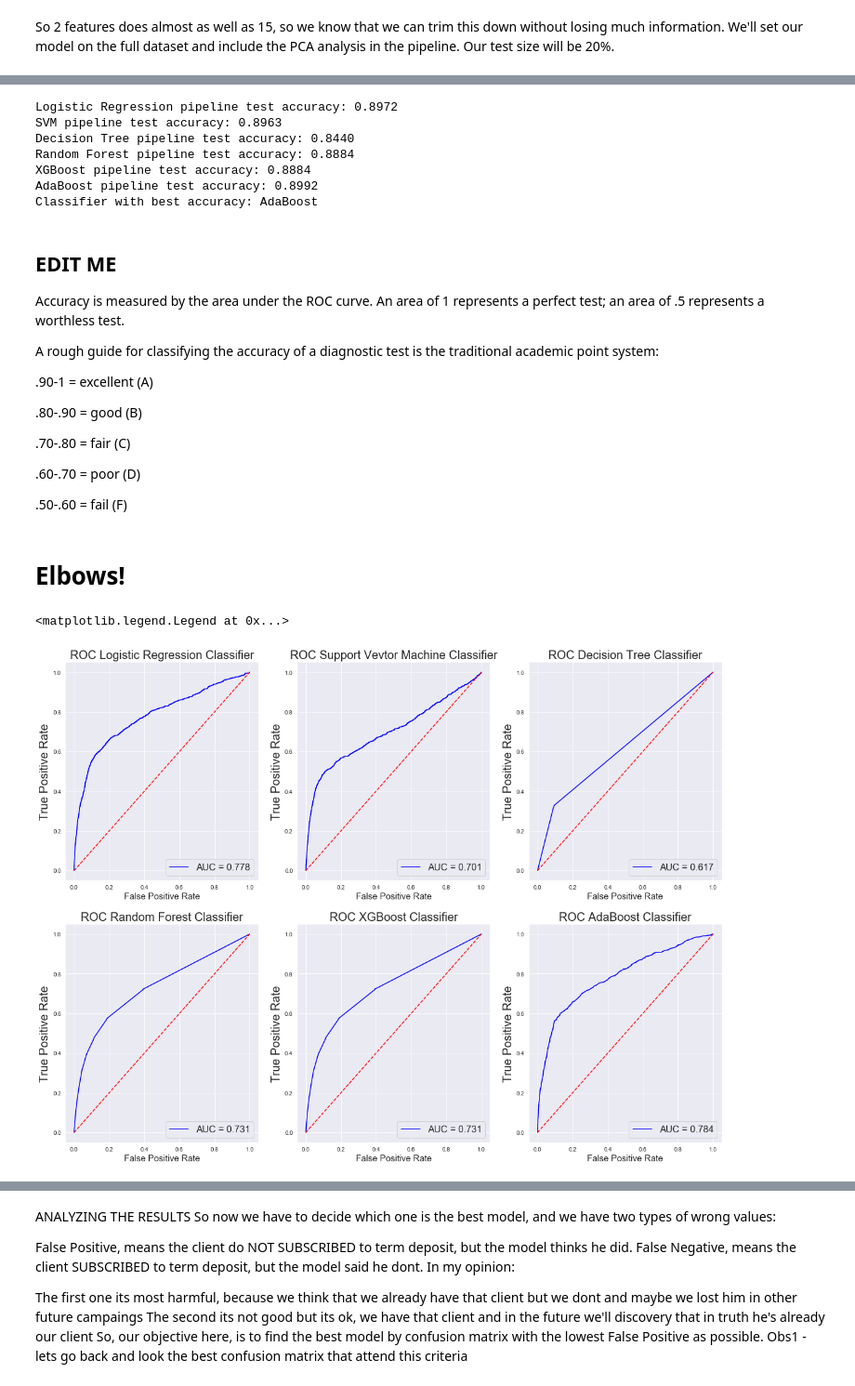
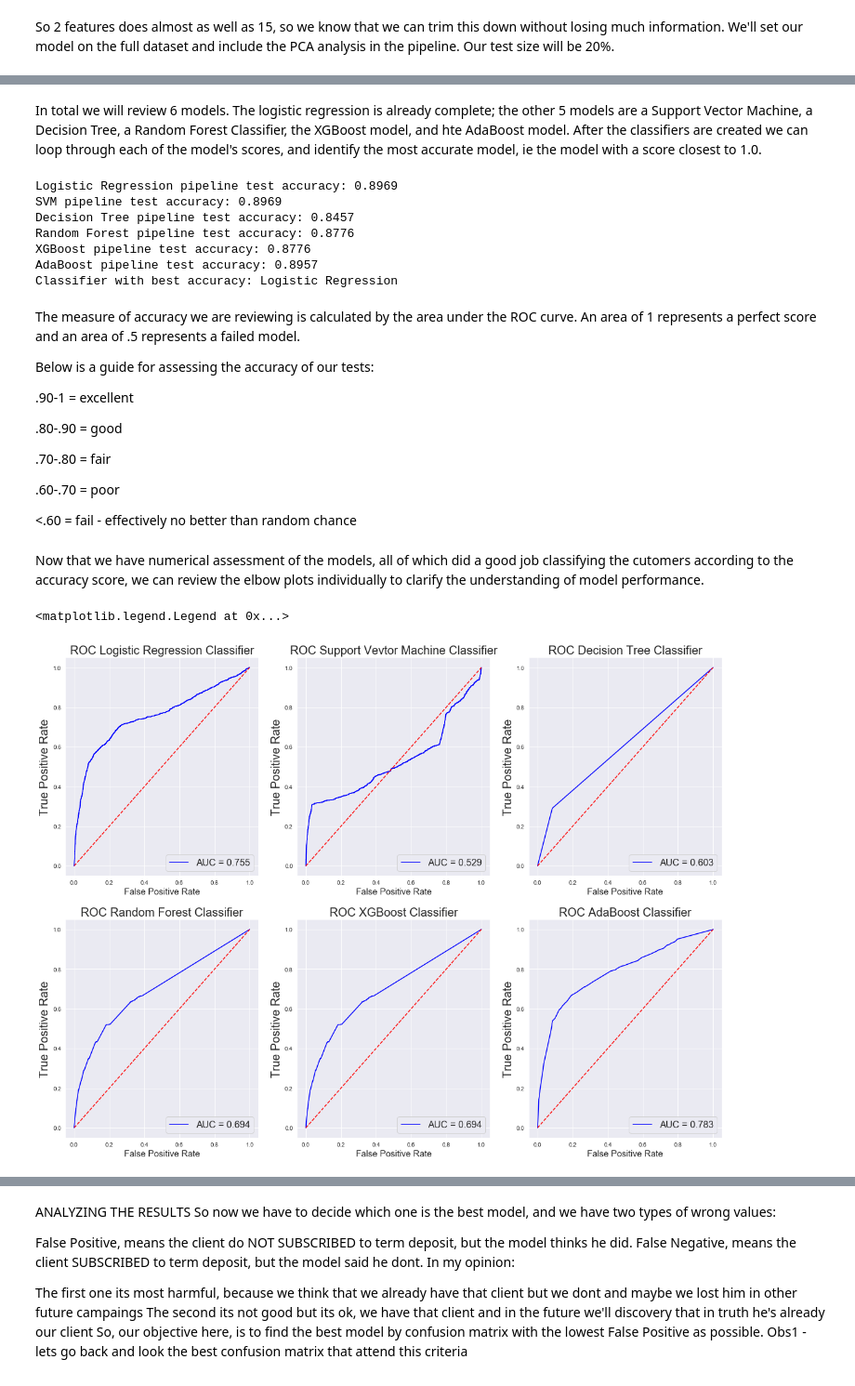
Before and after one commit to MissAle17/dsc-3-final-project-online-ds-sp-000, a Jupyter notebook: student.ipynb, the cells around one changed output, grey strips where cells are left out. Shown at 93% size. Cells and saved outputs as stored; diff of their text form; code cells hidden in the pictures.

```diff
--- a/student.ipynb
+++ b/student.ipynb
@@ -339,30 +337,32 @@ print(pipe_lr.score(X_test, y_test))
+# %% [markdown]
+In total we will review 6 models.  The logistic regression is already complete; the other 5 models are a Support Vector Machine, a Decision Tree, a Random Forest Classifier, the XGBoost model, and hte AdaBoost model.  After the classifiers are created we can loop through each of the model's scores, and identify the most accurate model, ie the model with a score closest to 1.0.
 # %%
 #creating all of our pipelines and standardizing  the data with standard scaler
 pipe_svm = Pipeline([('pca', PCA(n_components=2)),
-    ('scaler', StandardScaler()),
+                     ('scaler', StandardScaler()),
                      ('clf',svm.SVC(probability = True,random_state=42))
                       ])
 
-pipe_tree = Pipeline([('pca', PCA(n_components=2))
-    ('scaler', StandardScaler()),
-                     ('clf',tree.DecisionTreeClassifier(random_state=42))
-                      ])
+pipe_tree = Pipeline([('pca', PCA(n_components=2)),
+                      ('scaler', StandardScaler()),
+                      ('clf',tree.DecisionTreeClassifier(random_state=42))
+                       ])
 
 
 pipe_rf = Pipeline([('pca', PCA(n_components=2)),
-    ('scaler', StandardScaler()),
-                     ('clf',RandomForestClassifier(random_state=42))
-                      ])
+                    ('scaler', StandardScaler()),
+                    ('clf',RandomForestClassifier(random_state=42))
+                     ])
 
 pipe_xgb= Pipeline([('pca', PCA(n_components=2)),
-    ('scaler', StandardScaler()),
-                     ('clf',RandomForestClassifier(random_state=42))
+                    ('scaler', StandardScaler()),
+                    ('clf',RandomForestClassifier(random_state=42))
+                    ])
+
+pipe_adb = Pipeline([('pca', PCA(n_components=2)),
+                     ('scaler', StandardScaler()),
+                     ('clf', AdaBoostClassifier(random_state = 42))
                       ])
-
-pipe_adb = Pipeline([('pca', PCA(n_components=2))
-    ('scaler', StandardScaler()),
-                     ('clf', AdaBoostClassifier(random_state = 42))
-                    ])
 
 # List of pipelines for ease of iteration
 pipelines = [pipe_lr, pipe_svm, pipe_tree, pipe_rf, pipe_xgb, pipe_adb]
@@ -389,30 +389,29 @@ for idx, val in enumerate(pipelines):
         best_clf = idx
 print('Classifier with best accuracy: %s' % pipe_dict[best_clf])
 # %% [output]
-Logistic Regression pipeline test accuracy: 0.8972
-SVM pipeline test accuracy: 0.8963
-Decision Tree pipeline test accuracy: 0.8440
-Random Forest pipeline test accuracy: 0.8884
-XGBoost pipeline test accuracy: 0.8884
-AdaBoost pipeline test accuracy: 0.8992
-Classifier with best accuracy: AdaBoost
+Logistic Regression pipeline test accuracy: 0.8969
+SVM pipeline test accuracy: 0.8969
+Decision Tree pipeline test accuracy: 0.8457
+Random Forest pipeline test accuracy: 0.8776
+XGBoost pipeline test accuracy: 0.8776
+AdaBoost pipeline test accuracy: 0.8957
+Classifier with best accuracy: Logistic Regression
 # %% [markdown]
-## EDIT ME
-Accuracy is measured by the area under the ROC curve. An area of 1 represents a perfect test; an area of .5 represents a worthless test.
+The measure of accuracy we are reviewing is calculated by the area under the ROC curve. An area of 1 represents a perfect score and an area of .5 represents a failed model.
 
-A rough guide for classifying the accuracy of a diagnostic test is the traditional academic point system:
+Below is a guide for assessing the accuracy of our tests:
 
-.90-1 = excellent (A)
+.90-1 = excellent
 
-.80-.90 = good (B)
+.80-.90 = good
 
-.70-.80 = fair (C)
+.70-.80 = fair
 
-.60-.70 = poor (D)
+.60-.70 = poor
 
-.50-.60 = fail (F)
+<.60 = fail - effectively no better than random chance
-# %% [markdown]
-# Elbows!
+# %% [markdown]
+Now that we have numerical assessment of the models, all of which did a good job classifying the cutomers according to the accuracy score, we can review the elbow plots individually to clarify the understanding of model performance.
 # %%
 #setting our figures for subplots
 fig, ax_arr = plt.subplots(nrows = 2, ncols = 3, figsize = (20,15))
@@ -435,7 +434,7 @@ ax_arr[0,0].legend(loc = 'lower right', prop={'size': 16})
 probs = pipe_svm.predict_proba(X_test)
 preds = probs[:,1]
 fprsvm, tprsvm, thresholdsvm = roc_curve(y_test, preds)
-roc_aucsvm = auc(fprdsvm, tprsvm)
+roc_aucsvm = auc(fprsvm, tprsvm)
 
 ax_arr[0,1].plot(fprsvm, tprsvm, 'b', label = 'AUC = %0.3f' % roc_aucsvm)
 ax_arr[0,1].plot([0, 1], [0, 1],'r--')
@@ -472,31 +471,31 @@ ax_arr[1,0].set_xlabel('False Positive Rate',fontsize=15)
 ax_arr[1,0].legend(loc = 'lower right', prop={'size': 16})
 
 
 #XGBoost Classifier
 probs = pipe_xgb.predict_proba(X_test)
 preds = probs[:,1]
 fprxgb, tprxgb, thresholdxgb = roc_curve(y_test, preds)
 roc_aucxgb =auc(fprxgb, tprxgb)
 
 ax_arr[1,1].plot(fprxgb, tprxgb, 'b', label = 'AUC = %0.3f' % roc_aucxgb)
 ax_arr[1,1].plot([0, 1], [0, 1],'r--')
 ax_arr[1,1].set_title('ROC XGBoost Classifier',fontsize=20)
 ax_arr[1,1].set_ylabel('True Positive Rate',fontsize=20)
 ax_arr[1,1].set_xlabel('False Positive Rate',fontsize=15)
 ax_arr[1,1].legend(loc = 'lower right', prop={'size': 16})
 
 #AadaBoost Classifier
 probs = pipe_adb.predict_proba(X_test)
 preds = probs[:,1]
 fpradb, tpradb, thresholdadb = roc_curve(y_test, preds)
 roc_aucadb =auc(fpradb, tpradb)
 
 ax_arr[1,2].plot(fpradb, tpradb, 'b', label = 'AUC = %0.3f' % roc_aucadb)
 ax_arr[1,2].plot([0, 1], [0, 1],'r--')
 ax_arr[1,2].set_title('ROC AdaBoost Classifier',fontsize=20)
 ax_arr[1,2].set_ylabel('True Positive Rate',fontsize=20)
 ax_arr[1,2].set_xlabel('False Positive Rate',fontsize=15)
 ax_arr[1,2].legend(loc = 'lower right', prop={'size': 16})
 # %% [output]
 <matplotlib.legend.Legend at 0x...>
-[figure, old version]
+[figure, new version]
```
Also changed, not shown: parts of 10 cells of this notebook.
